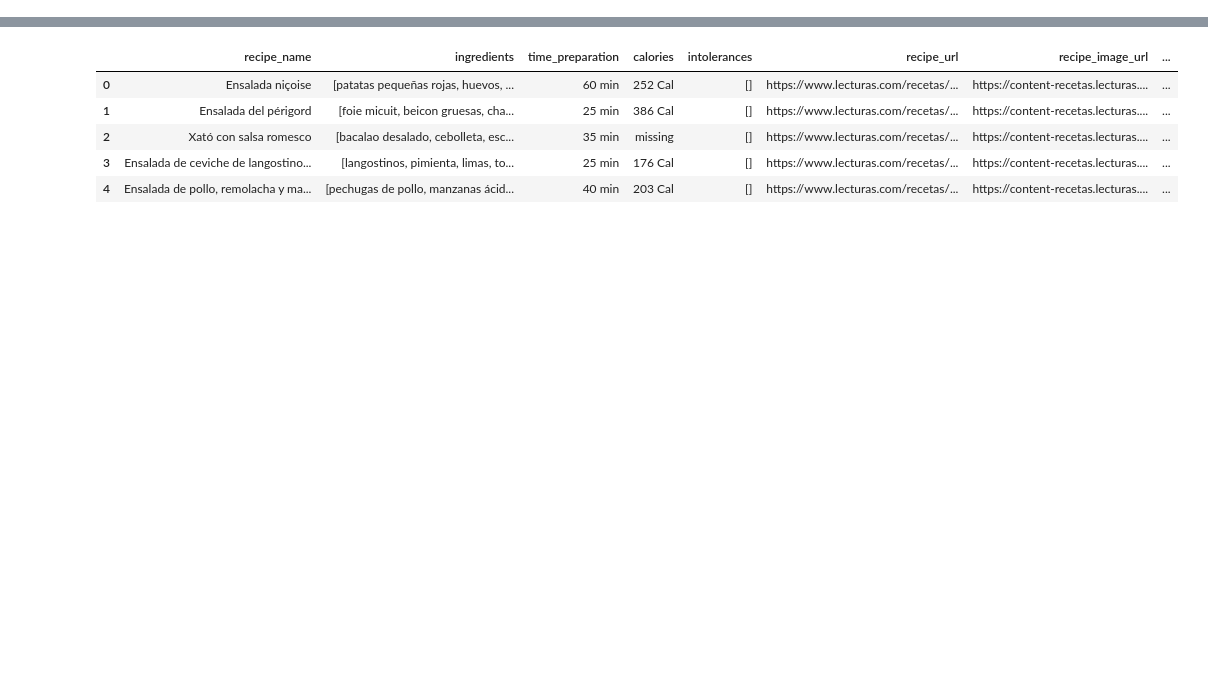
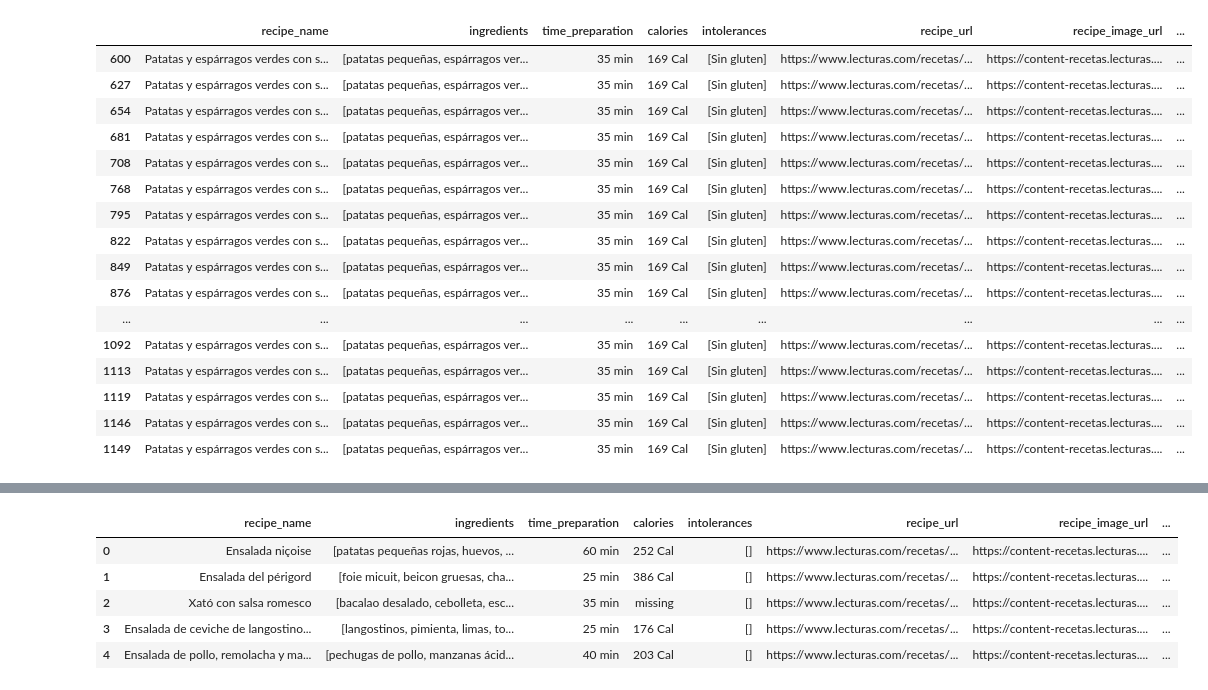
Before and after one commit to vkamg/Ironhack-Final-Project, a Jupyter notebook: notebooks/data_cleaning.ipynb, the cells around one changed output, grey strips where cells are left out. Saved outputs shown, nothing was run; the diff lists cells and outputs as text; code cells hidden in the pictures; blank space fills up the shorter version.

```diff
--- a/notebooks/data_cleaning.ipynb
+++ b/notebooks/data_cleaning.ipynb
@@ -40 +33,23 @@ Name: recipe_url, Length: 5275, dtype: int64
+# %%
+url_filter = recipe_df["recipe_url"] == "https://www.lecturas.com/recetas/patatas-y-esparragos-verdes-salsa-yogur_331.html"
+
+recipe_df[url_filter]
+# %% [output]
+|  | recipe_name | ingredients | time_preparation | calories | intolerances | recipe_url | recipe_image_url | ... |
+| 600 | Patatas y espárragos verdes con s... | [patatas pequeñas, espárragos ver... | 35 min | 169 Cal | [Sin gluten] | https://www.lecturas.com/recetas/... | https://content-recetas.lecturas.... | ... |
+| 627 | Patatas y espárragos verdes con s... | [patatas pequeñas, espárragos ver... | 35 min | 169 Cal | [Sin gluten] | https://www.lecturas.com/recetas/... | https://content-recetas.lecturas.... | ... |
+| 654 | Patatas y espárragos verdes con s... | [patatas pequeñas, espárragos ver... | 35 min | 169 Cal | [Sin gluten] | https://www.lecturas.com/recetas/... | https://content-recetas.lecturas.... | ... |
+| 681 | Patatas y espárragos verdes con s... | [patatas pequeñas, espárragos ver... | 35 min | 169 Cal | [Sin gluten] | https://www.lecturas.com/recetas/... | https://content-recetas.lecturas.... | ... |
+| 708 | Patatas y espárragos verdes con s... | [patatas pequeñas, espárragos ver... | 35 min | 169 Cal | [Sin gluten] | https://www.lecturas.com/recetas/... | https://content-recetas.lecturas.... | ... |
+| 768 | Patatas y espárragos verdes con s... | [patatas pequeñas, espárragos ver... | 35 min | 169 Cal | [Sin gluten] | https://www.lecturas.com/recetas/... | https://content-recetas.lecturas.... | ... |
+| 795 | Patatas y espárragos verdes con s... | [patatas pequeñas, espárragos ver... | 35 min | 169 Cal | [Sin gluten] | https://www.lecturas.com/recetas/... | https://content-recetas.lecturas.... | ... |
+| 822 | Patatas y espárragos verdes con s... | [patatas pequeñas, espárragos ver... | 35 min | 169 Cal | [Sin gluten] | https://www.lecturas.com/recetas/... | https://content-recetas.lecturas.... | ... |
+| 849 | Patatas y espárragos verdes con s... | [patatas pequeñas, espárragos ver... | 35 min | 169 Cal | [Sin gluten] | https://www.lecturas.com/recetas/... | https://content-recetas.lecturas.... | ... |
+| 876 | Patatas y espárragos verdes con s... | [patatas pequeñas, espárragos ver... | 35 min | 169 Cal | [Sin gluten] | https://www.lecturas.com/recetas/... | https://content-recetas.lecturas.... | ... |
+| ... | ... | ... | ... | ... | ... | ... | ... | ... |
+| 1092 | Patatas y espárragos verdes con s... | [patatas pequeñas, espárragos ver... | 35 min | 169 Cal | [Sin gluten] | https://www.lecturas.com/recetas/... | https://content-recetas.lecturas.... | ... |
+| 1113 | Patatas y espárragos verdes con s... | [patatas pequeñas, espárragos ver... | 35 min | 169 Cal | [Sin gluten] | https://www.lecturas.com/recetas/... | https://content-recetas.lecturas.... | ... |
+| 1119 | Patatas y espárragos verdes con s... | [patatas pequeñas, espárragos ver... | 35 min | 169 Cal | [Sin gluten] | https://www.lecturas.com/recetas/... | https://content-recetas.lecturas.... | ... |
+| 1146 | Patatas y espárragos verdes con s... | [patatas pequeñas, espárragos ver... | 35 min | 169 Cal | [Sin gluten] | https://www.lecturas.com/recetas/... | https://content-recetas.lecturas.... | ... |
+| 1149 | Patatas y espárragos verdes con s... | [patatas pequeñas, espárragos ver... | 35 min | 169 Cal | [Sin gluten] | https://www.lecturas.com/recetas/... | https://content-recetas.lecturas.... | ... |
 # %%
```
Also changed, not shown: parts of 22 cells of this notebook, 12 other files.
